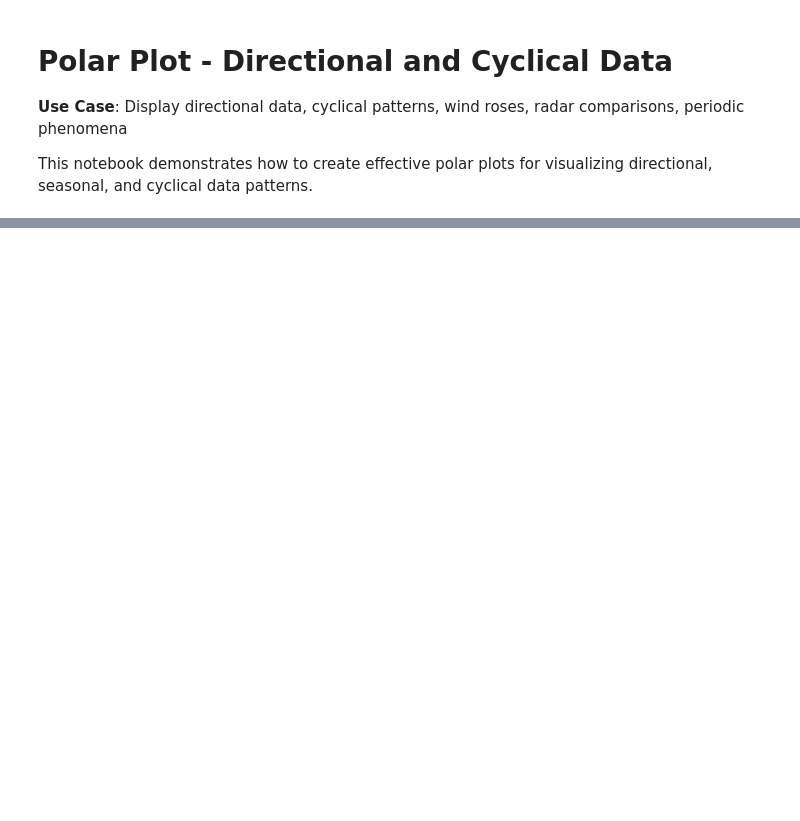
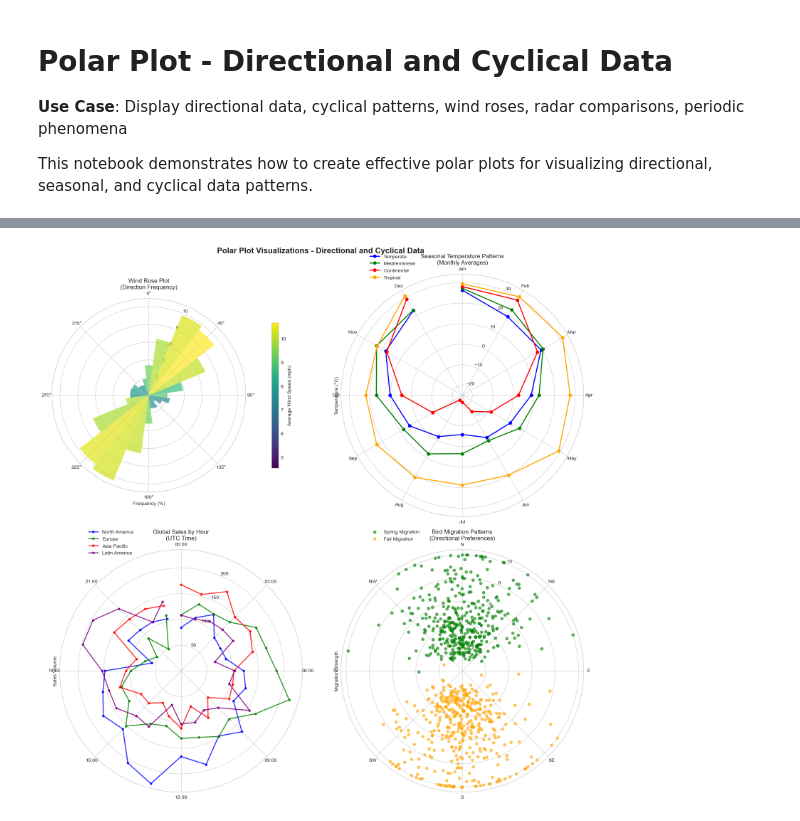
Before and after one commit to ArturasDedinas123/python-dataviz-toolkit, a Jupyter notebook: plot-recipes/19_polar_plot.ipynb, the cells around one changed output, grey strips where cells are left out. Drawn from its saved outputs; the diff is of its cells as text; code cells hidden in the pictures; blank space fills up the shorter version.

Commit message:
Fixed errors with polar plot

```diff
--- a/plot-recipes/19_polar_plot.ipynb
+++ b/plot-recipes/19_polar_plot.ipynb
@@ -201,8 +216,9 @@ direction_bins = np.arange(0, 361, 15)  # 24 bins
 wind_binned = pd.cut(wind_data['Direction'], bins=direction_bins, labels=direction_bins[:-1])
 wind_rose_data = wind_data.groupby(wind_binned)['Speed'].agg(['mean', 'count']).reset_index()
 
-# Convert to radians for polar plot
-wind_rose_data['Direction_Rad'] = np.radians(wind_rose_data['Direction'])
+# Convert categorical Direction back to numeric and then to radians
+wind_rose_data['Direction_Numeric'] = pd.to_numeric(wind_rose_data['Direction'])
+wind_rose_data['Direction_Rad'] = np.radians(wind_rose_data['Direction_Numeric'])
 wind_rose_data['Frequency'] = wind_rose_data['count'] / len(wind_data) * 100
 
 # Create wind rose
@@ -256,33 +272,35 @@ ax3.set_theta_direction(-1)  # Clockwise through day
 hour_labels = [f'{h:02d}:00' for h in range(0, 24, 3)]
 ax3.set_thetagrids(np.arange(0, 360, 45), hour_labels)
 ax3.set_ylabel('Sales Volume')
 ax3.legend(loc='upper left', bbox_to_anchor=(0.1, 1.1))
 
 # 4. Animal Migration Directions
 ax4 = axes[1, 1]
 
 # Create scatter plot for migration data
 spring_data = migration_df[migration_df['Season'] == 'Spring']
 fall_data = migration_df[migration_df['Season'] == 'Fall']
 
 # Use different markers and colors for seasons
 ax4.scatter(spring_data['Direction_Rad'], spring_data['Migration_Strength'],
            c='green', alpha=0.6, s=30, label='Spring Migration')
 ax4.scatter(fall_data['Direction_Rad'], fall_data['Migration_Strength'],
            c='orange', alpha=0.6, s=30, label='Fall Migration')
 
 ax4.set_title('Bird Migration Patterns\n(Directional Preferences)', pad=20)
 ax4.set_theta_zero_location('N')  # North at top
 ax4.set_theta_direction(-1)  # Clockwise
 ax4.set_ylabel('Migration Strength')
 ax4.legend(loc='upper left', bbox_to_anchor=(0.1, 1.1))
 
 # Add compass directions
 compass_directions = ['N', 'NE', 'E', 'SE', 'S', 'SW', 'W', 'NW']
 ax4.set_thetagrids(np.arange(0, 360, 45), compass_directions)
 
 plt.tight_layout()
 plt.show()
+# %% [output]
+[figure, added]
 # %%
 # Advanced polar plot techniques
 fig, axes = plt.subplots(2, 2, figsize=(16, 16), subplot_kw=dict(projection='polar'))
```
Also changed, not shown: parts of 5 cells of this notebook.
